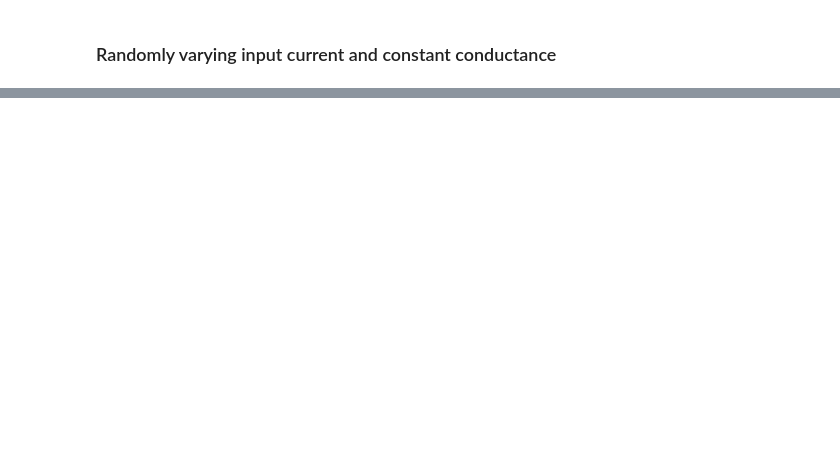
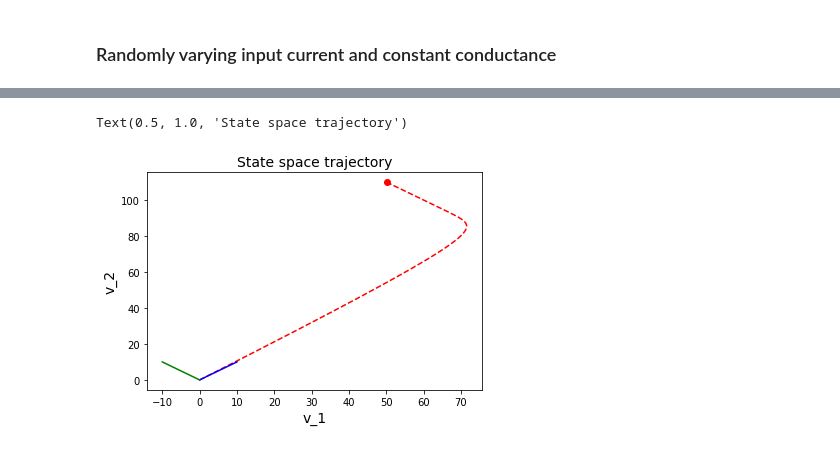
Before and after one commit to s72sue/tutorials, a Jupyter notebook: 9.49 tutorial.ipynb, the cells around one changed output, grey strips where cells are left out. Cells and saved outputs as stored; diff of their text form; code cells hidden in the pictures; blank space fills up the shorter version.

```diff
--- a/9.49 tutorial.ipynb
+++ b/9.49 tutorial.ipynb
@@ -153,0 +327,13 @@ show()
+# %%
+plt.figure()
+plt.plot(V[0,:], V[1,:], 'r--')
+plt.plot(V[0, V.shape[1]-1], V[1, V.shape[1]-1], 'ro')
+plt.plot([0, 10], [0,  10], 'b-')
+plt.plot([0, -10], [0, 10], 'g-')
+
+plt.xlabel('v_1', fontsize=14)
+plt.ylabel('v_2', fontsize=14);
+plt.title ('State space trajectory', fontsize=14)
+# %% [output]
+Text(0.5, 1.0, 'State space trajectory')
+[figure, added]
```
Also changed, not shown: parts of 24 cells of this notebook.
